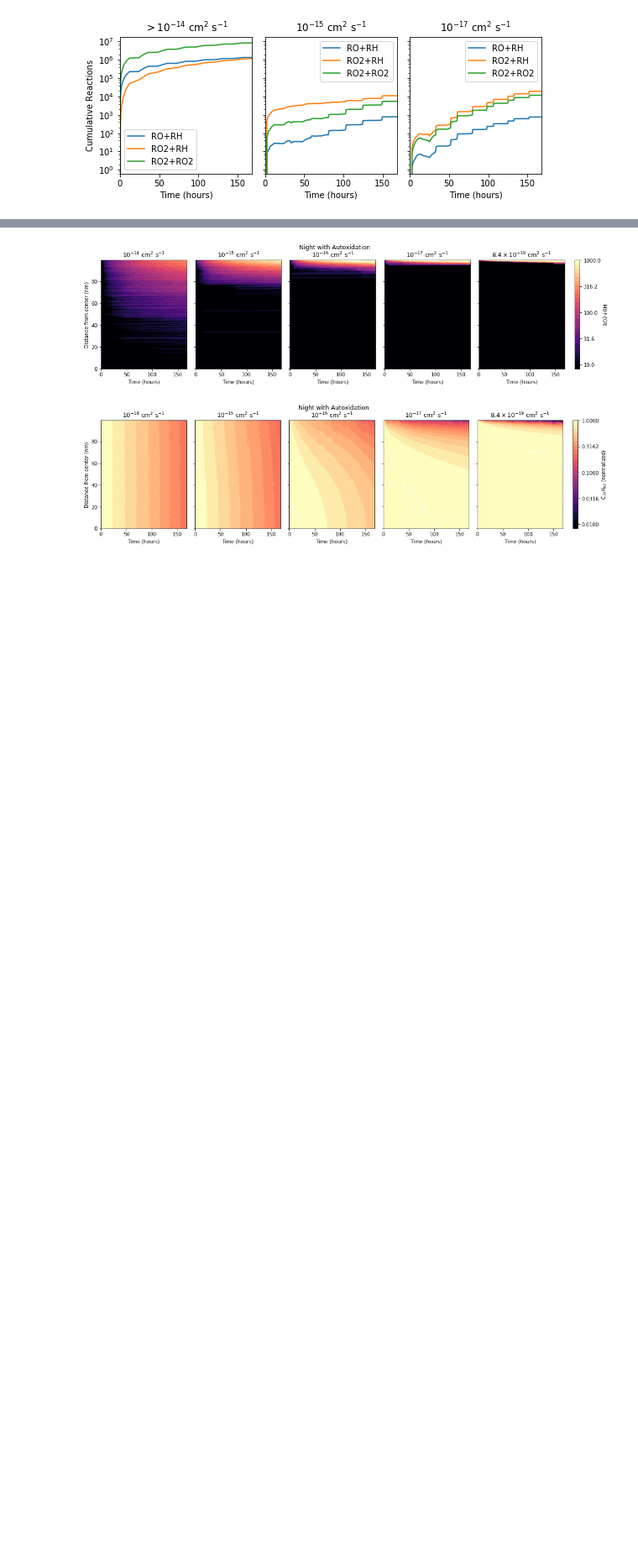
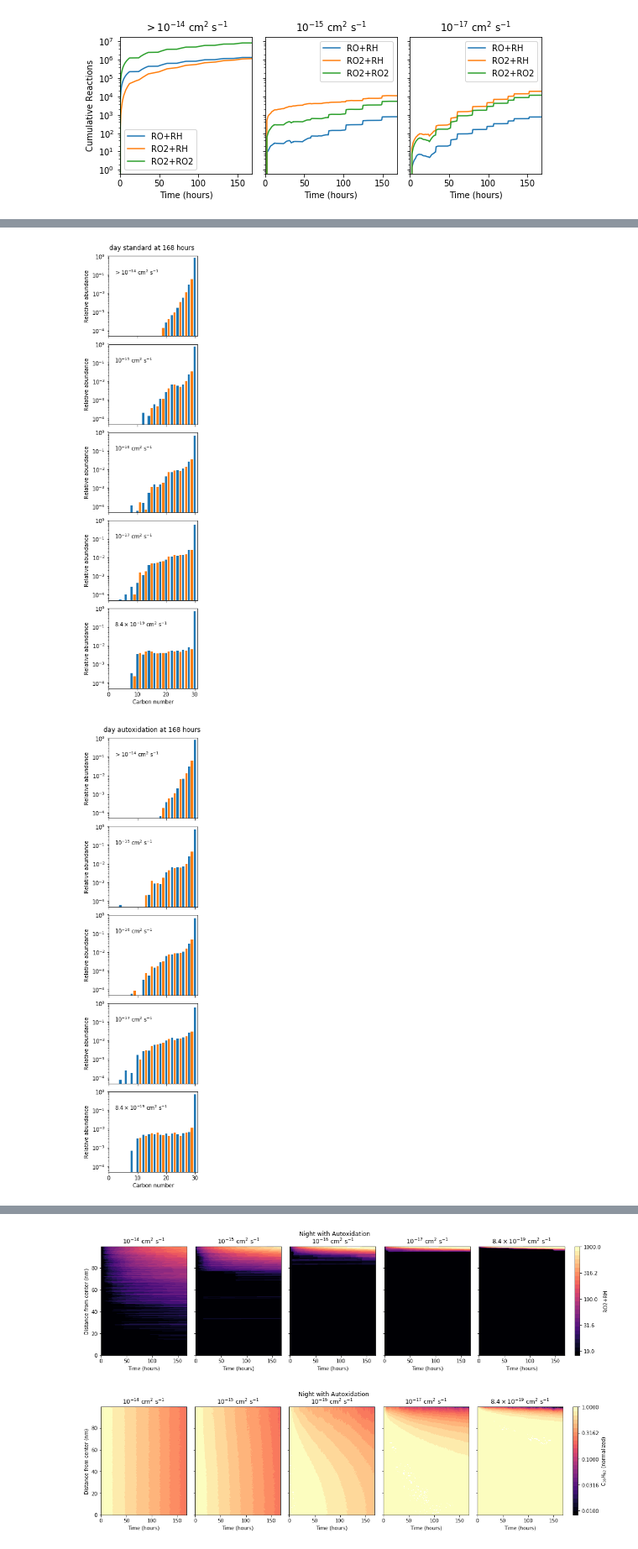
Before and after one commit to aawiegel/StackSimAnalysis, a Jupyter notebook: python/Autoxidation.ipynb, the cells around one changed output, grey strips where cells are left out. Shown at 84% size. Drawn from its saved outputs; the diff is of its cells as text; code cells hidden in the pictures; blank space fills up the shorter version.

Commit message:
carbon dist and OC at end

```diff
--- a/python/Autoxidation.ipynb
+++ b/python/Autoxidation.ipynb
@@ -55,6 +55,7 @@ colors = [ cm.magma(x) for x in cm_subsection ]
 subdir = os.path.join(os.path.curdir, "auto_summary")
 
 diffusion = ["SC", "D15", "D16", "D17", "D18"]
+diffusion_night_ao = ["SC", "D14", "D15", "D16", "D17", "D18"]
 condition = ["day", "night", "diurnal"]
 mechanism = ["", "_ao"]
 
@@ -343,0 +402,66 @@ fig.savefig(os.path.join(subdir, 'diurnal_markers.png'),
+# %%
+%matplotlib inline
+
+# Plots of carbon number distributions for three related simulations
+def plot_carbon_distribution(condition, mechanism):
+    if (condition == "night" and mechanism == "_ao"):
+        diffusions = diffusion_night_ao
+    else:
+        diffusions = diffusion
+
+
+    n_plots = len(diffusions)
+
+    fig, axes = plt.subplots(len(diffusions), 1, sharex=True, sharey=True, figsize=(3, n_plots*3))
+
+    fig.subplots_adjust(wspace=0.1, hspace=0.1)
+
+    fig.suptitle(condition+auto_convert[mechanism]+" at 168 hours", y=0.9)
+
+    axes[0].set_xlim([0, 31])
+    axes[-1].set_xlabel("Carbon number")
+
+    axes[0].set_ylim([5E-5, 0.99])
+
+    C_no_even = np.arange(2, 31, 2)
+    C_no_odd = np.arange(3, 31, 2)
+
+    # Time for comparison (in hours)
+    #time = 168
+
+
+    i = 0
+    for D in diffusions:
+        # Create simulation reference
+        data = ScenarioData[condition+"_"+D+mechanism]
+
+        # Find index of time array closest to time
+        index = -1#(np.abs(data["OH exposure"] - time).argmin())
+
+        # Find normalization factor
+        norm = data["nC30"].iloc[0]
+
+        # Get carbon number abundance for even carbon numbers
+        C_no_abundance_even = np.array([data["nC"+str(no)].iloc[index] for no in C_no_even])/norm
+
+        # Get carbon number abundance for odd carbon numbers
+        C_no_abundance_odd = np.array([data["nC"+str(no)].iloc[index] for no in C_no_odd])/norm
+
+        axes[i].bar(C_no_even, C_no_abundance_even, log=True, color='C0')
+        axes[i].bar(C_no_odd, C_no_abundance_odd, log=True, color='C1')
+        label = D_string_format[D] + r" cm$^2$ s$^{-1}$"
+        axes[i].set_ylabel("Relative abundance")
+        axes[i].text(2, 1E-1, label)
+
+        i += 1
+
+    fig.savefig(os.path.join(subdir, condition+mechanism+'_cno_dist.png'),
+                fmt='png', dpi=300, bbox_inches='tight')
+
+
+for cond in condition:
+    for mech in mechanism:
+        plot_carbon_distribution(cond, mech)
+# %% [output]
+[figure, added]
+[figure, added]
```
Also changed, not shown: parts of 4 cells of this notebook.
